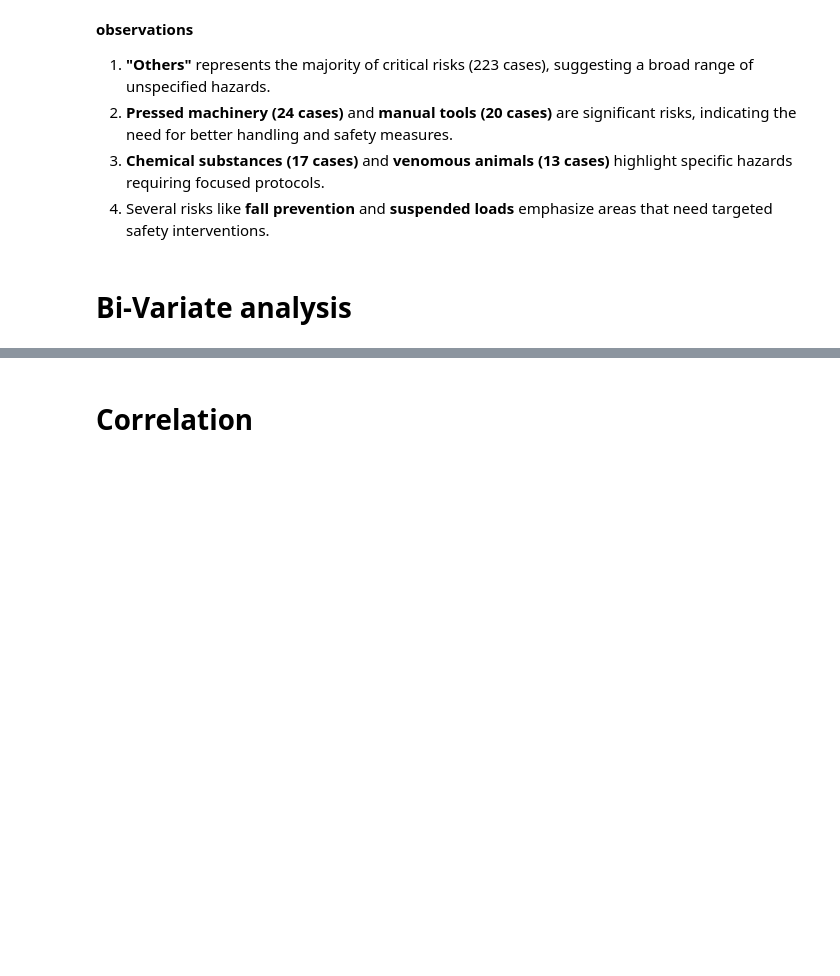
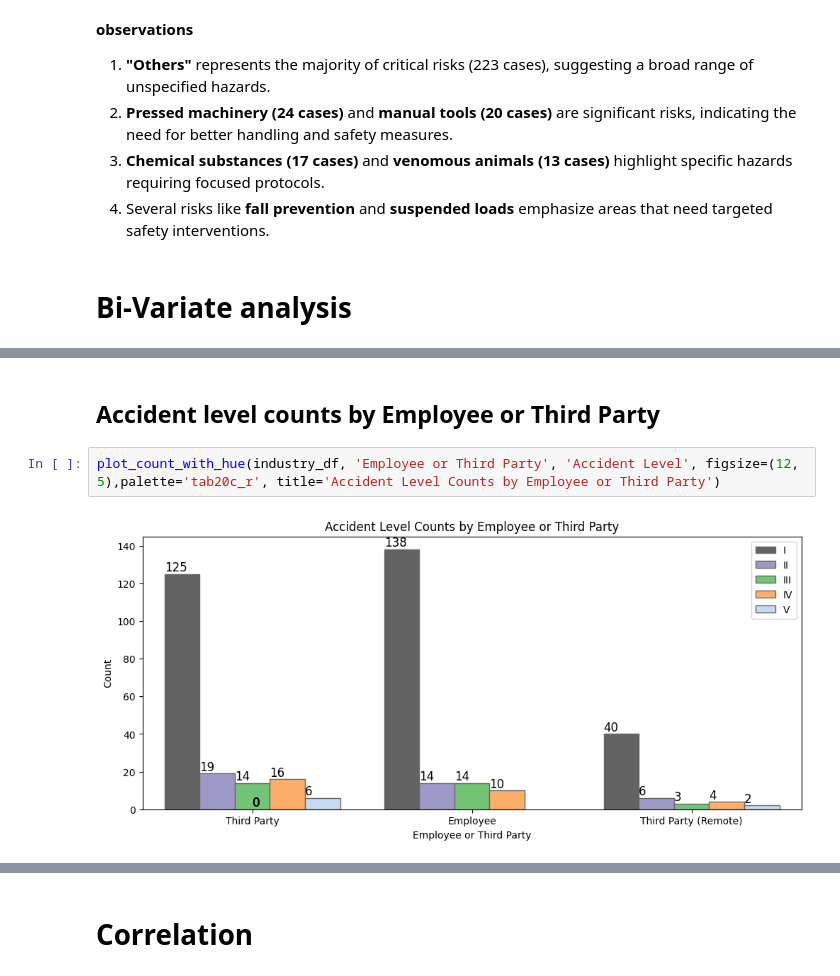
Before and after one commit to nairrajiv/nlpchatbot, a Jupyter notebook: NLP_Chatbot_Gr3.ipynb, the cells around one changed output, grey strips where cells are left out. Drawn from its saved outputs; the diff is of its cells as text; blank space fills up the shorter version.

```diff
--- a/NLP_Chatbot_Gr3.ipynb
+++ b/NLP_Chatbot_Gr3.ipynb
@@ -429,0 +510,6 @@ plt.show()
+# %% [markdown]
+## Accident level counts by Employee or Third Party
+# %%
+plot_count_with_hue(industry_df, 'Employee or Third Party', 'Accident Level', figsize=(12, 5),palette='tab20c_r', title='Accident Level Counts by Employee or Third Party')
+# %% [output]
+[figure, added]
```
Also changed, not shown: parts of 23 cells of this notebook.
